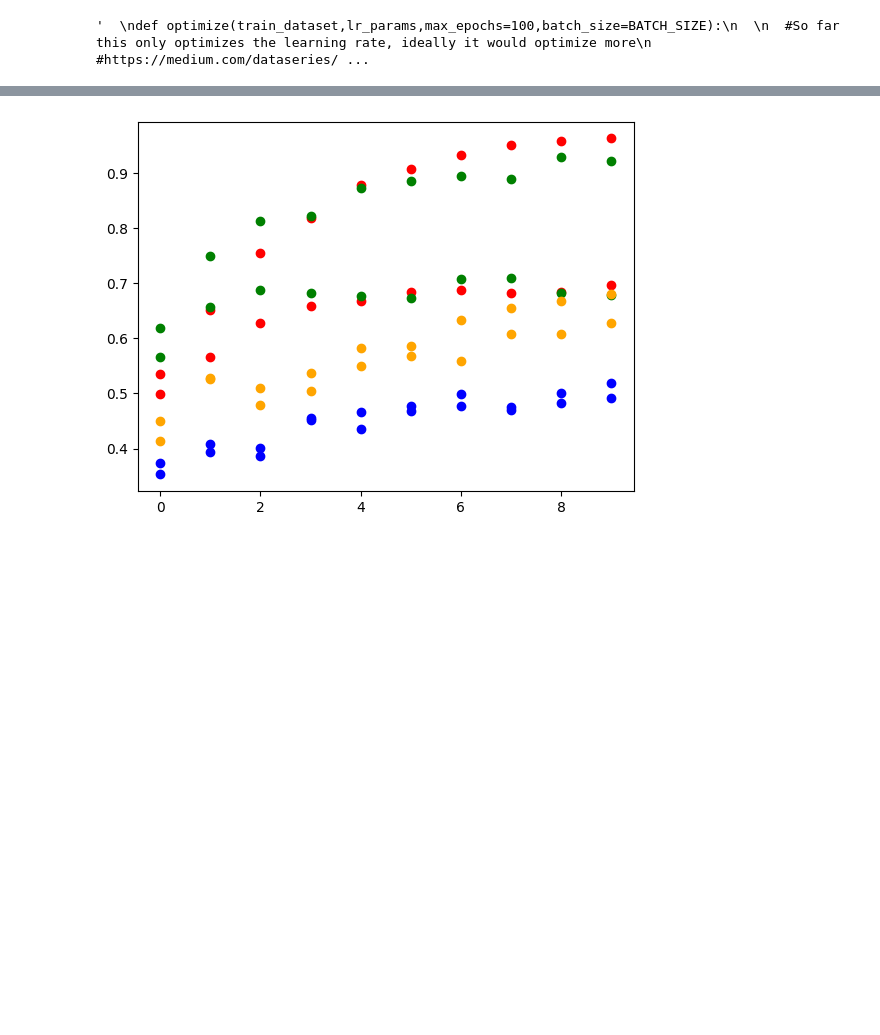
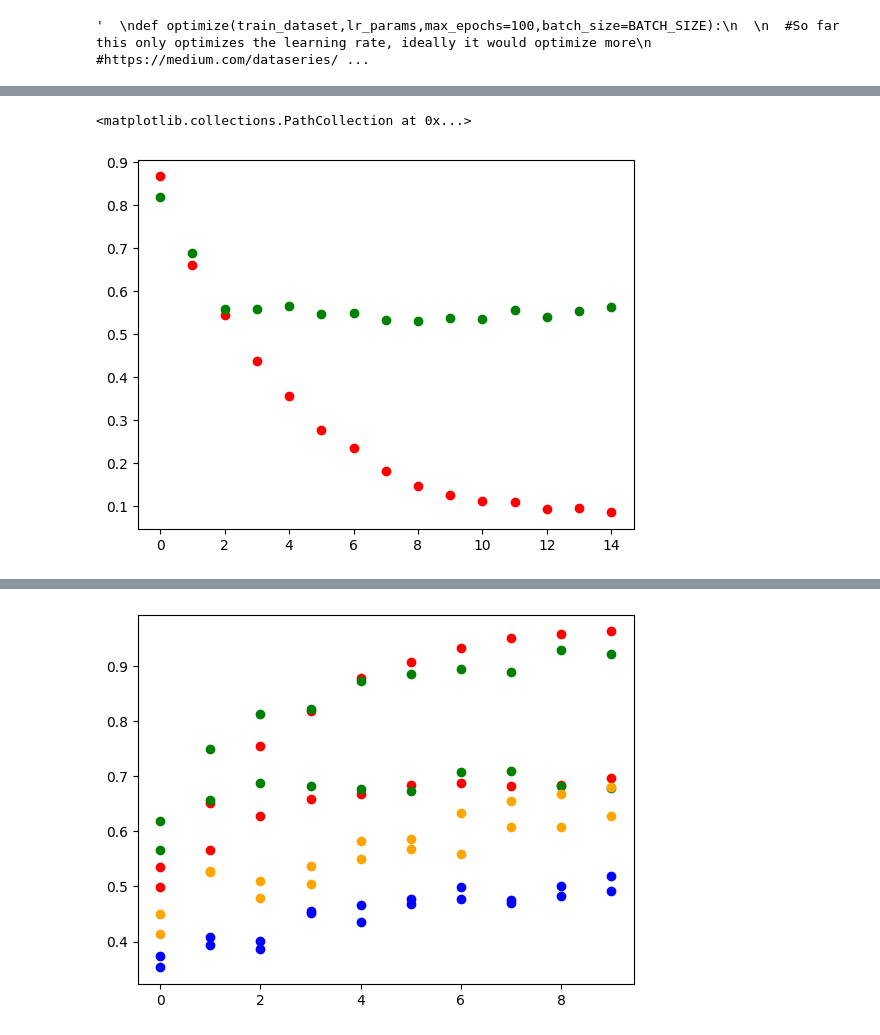
Before and after one commit to kennyerss/csci451-project, a Jupyter notebook: code/CS451.ipynb, the cells around one changed output, grey strips where cells are left out. Drawn from its saved outputs; the diff is of its cells as text; code cells hidden in the pictures; blank space fills up the shorter version.

```diff
--- a/code/CS451.ipynb
+++ b/code/CS451.ipynb
@@ -1315,0 +1397,16 @@ Batch  19 / 200  done! Training loss:  1.0490604311227798
+# %%
+#loss_file = '/content/drive/Shareddrives/CheXpert-v1.0-small/efficientb0_10000_losses.pt'
+loss_file = '/content/drive/Shareddrives/CheXpert-v1.0-small/efficientb0_10000_bwa_equal_exponential_scheduler_losses.pt'
+loss_dict = torch.load(loss_file,map_location=torch.device('cpu'))
+train_loss_history_file = loss_dict['train_loss_history']
+val_loss_history_file = loss_dict['val_loss_history']
+train_acc_history_file = loss_dict['train_acc_history']
+val_acc_history_file = loss_dict['val_acc_history']
+
+epoch_list = [i for i in range(15)]
+
+plt.scatter(epoch_list,train_loss_history_file,c='Red')
+plt.scatter(epoch_list,val_loss_history_file,c='Green')
+# %% [output]
+<matplotlib.collections.PathCollection at 0x...>
+[figure, added]
```
Also changed, not shown: parts of 10 cells of this notebook.
